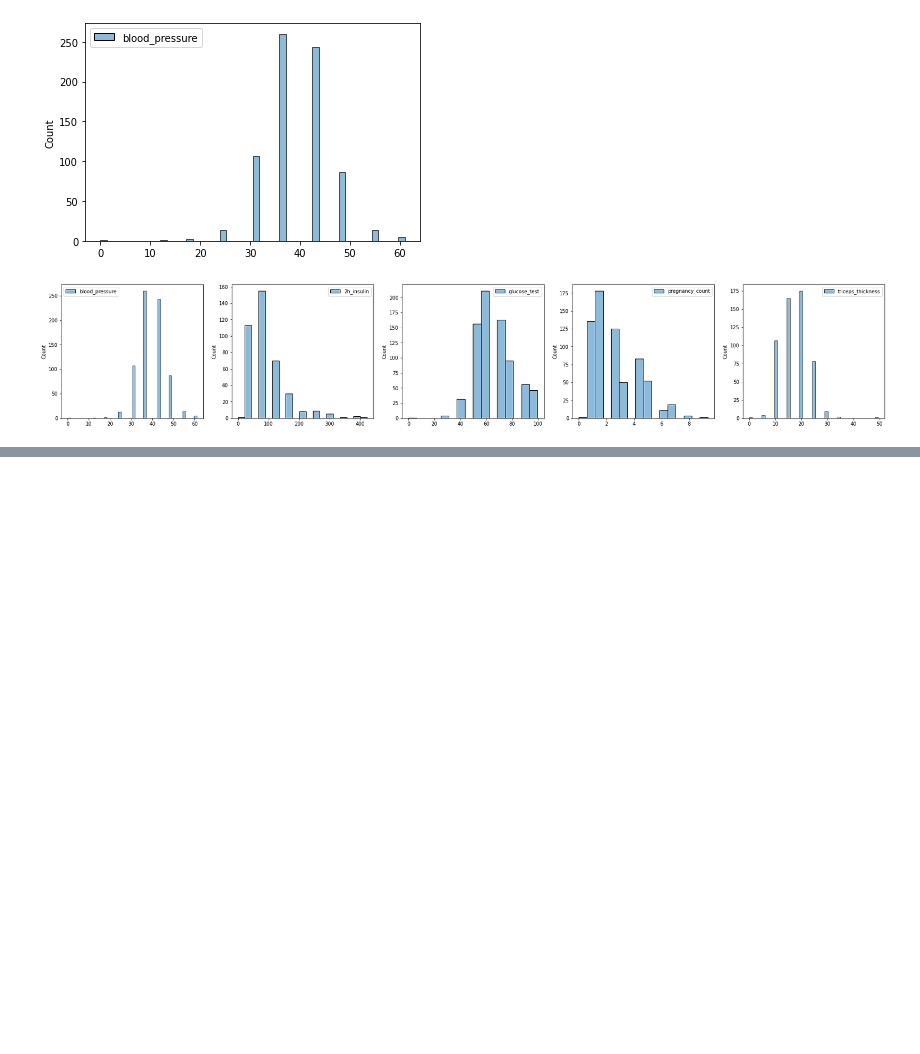
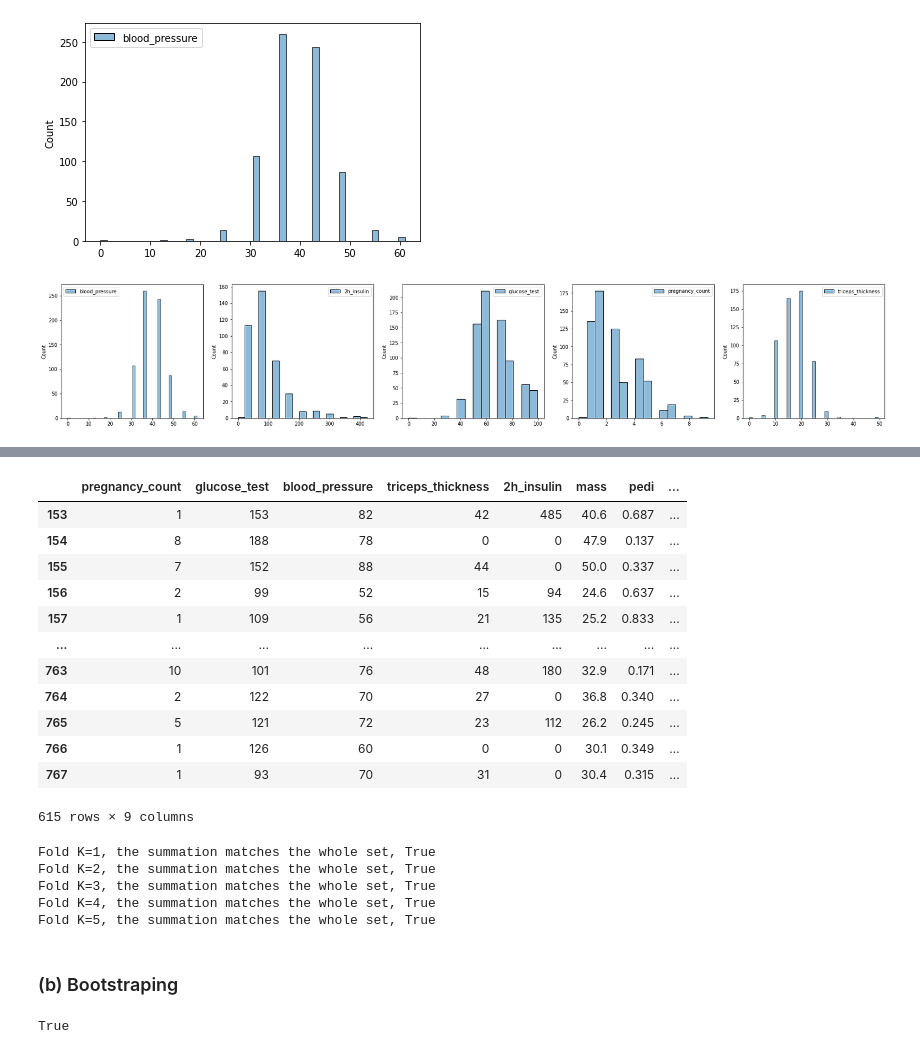
Before and after one commit to amindadgar/Machine-Learning, a Jupyter notebook: HW1/main.ipynb, the cells around one changed output, grey strips where cells are left out. Saved outputs shown, nothing was run; the diff lists cells and outputs as text; code cells hidden in the pictures; blank space fills up the shorter version.

```diff
--- a/HW1/main.ipynb
+++ b/HW1/main.ipynb
@@ -345,0 +426,31 @@ plt.show()
+# %%
+## check K=1 fold training set
+training_folds[0]
+# %% [output]
+|  | pregnancy_count | glucose_test | blood_pressure | triceps_thickness | 2h_insulin | mass | pedi | ... |
+| 153 | 1 | 153 | 82 | 42 | 485 | 40.6 | 0.687 | ... |
+| 154 | 8 | 188 | 78 | 0 | 0 | 47.9 | 0.137 | ... |
+| 155 | 7 | 152 | 88 | 44 | 0 | 50.0 | 0.337 | ... |
+| 156 | 2 | 99 | 52 | 15 | 94 | 24.6 | 0.637 | ... |
+| 157 | 1 | 109 | 56 | 21 | 135 | 25.2 | 0.833 | ... |
+| ... | ... | ... | ... | ... | ... | ... | ... | ... |
+| 763 | 10 | 101 | 76 | 48 | 180 | 32.9 | 0.171 | ... |
+| 764 | 2 | 122 | 70 | 27 | 0 | 36.8 | 0.340 | ... |
+| 765 | 5 | 121 | 72 | 23 | 112 | 26.2 | 0.245 | ... |
+| 766 | 1 | 126 | 60 | 0 | 0 | 30.1 | 0.349 | ... |
+| 767 | 1 | 93 | 70 | 31 | 0 | 30.4 | 0.315 | ... |
+615 rows × 9 columns
+# %%
+## we can see that the test and train summation size matches the whole dataframe
+for k in range(K):
+    ## does it maches the whole dataset size? (condition variable)
+    condition = (len(df) == (len(training_folds[k]) + len(test_folds[k])))
+    print(f'Fold K={k+1}, the summation matches the whole set, {condition}')
+# %% [output]
+Fold K=1, the summation matches the whole set, True
+Fold K=2, the summation matches the whole set, True
+Fold K=3, the summation matches the whole set, True
+Fold K=4, the summation matches the whole set, True
+Fold K=5, the summation matches the whole set, True
+# %% [markdown]
+### (b) Bootstraping
@@ -345,0 +486,5 @@ plt.show()
+# %%
+## check the training set length with original data
+len(bootstrap_train) == len(df)
+# %% [output]
+True
```
Also changed, not shown: parts of 11 cells of this notebook, 2 other files.
